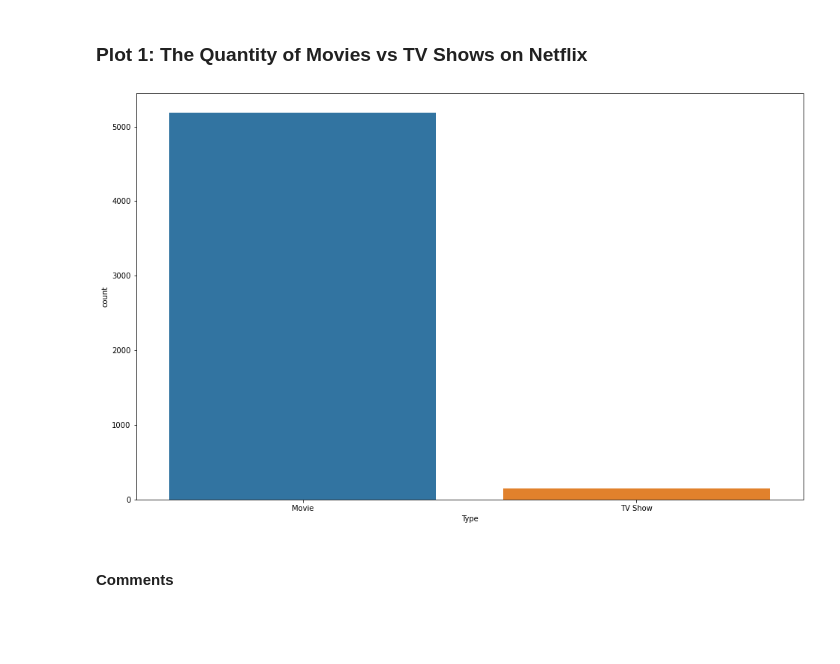
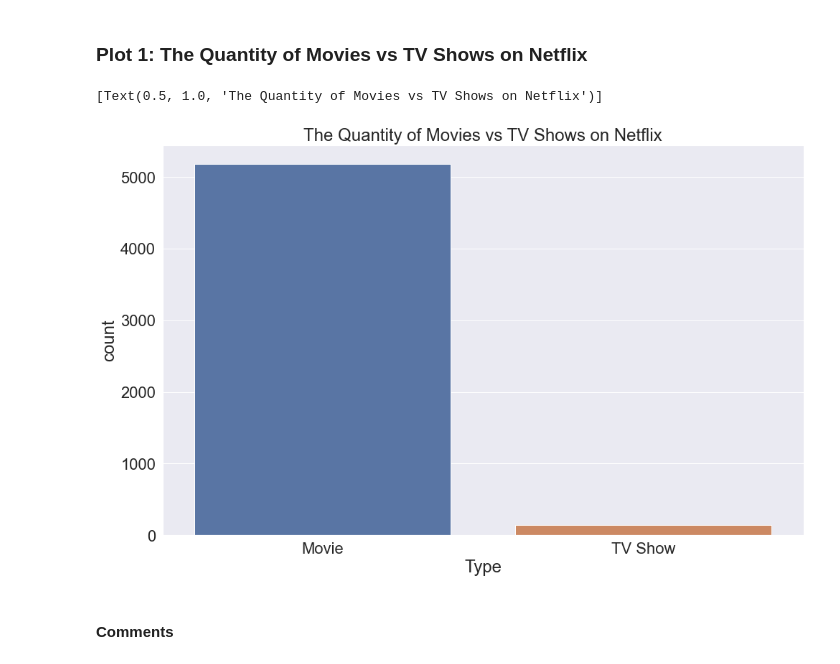
Before and after one commit to data301-2021-winter1/project-group34-project, a Jupyter notebook: notebooks/analysis1.ipynb, the cells around one changed output. Saved outputs shown, nothing was run; the diff lists cells and outputs as text; code cells hidden in the pictures; blank space fills up the shorter version.

```diff
--- a/notebooks/analysis1.ipynb
+++ b/notebooks/analysis1.ipynb
@@ -10,7 +10,7 @@ import seaborn as sns
 import numpy as np
 import matplotlib.pylab as plt
 
-netflixds = pd.read_csv("D:/School/Data301/project-group34-project/netflix_titles.csv")
+netflixds = pd.read_csv("../netflix_titles.csv")
 # %% [markdown]
 ## Data Analysis Pipeline
 # %% [markdown]
@@ -73,8 +73,11 @@ df
 # %%
 plt.figure(figsize=(16,10))
 graph1 = sns.countplot(x='Type',data=netflix_updated)
+sns.set(font_scale = 2)
+graph1.set(title = 'The Quantity of Movies vs TV Shows on Netflix')
 # %% [output]
+[Text(0.5, 1.0, 'The Quantity of Movies vs TV Shows on Netflix')]
-[figure, old version]
+[figure, new version]
 # %% [markdown]
 #### Comments
 # %% [markdown]
```
Also changed, not shown: parts of 4 cells of this notebook, 1 other file.
